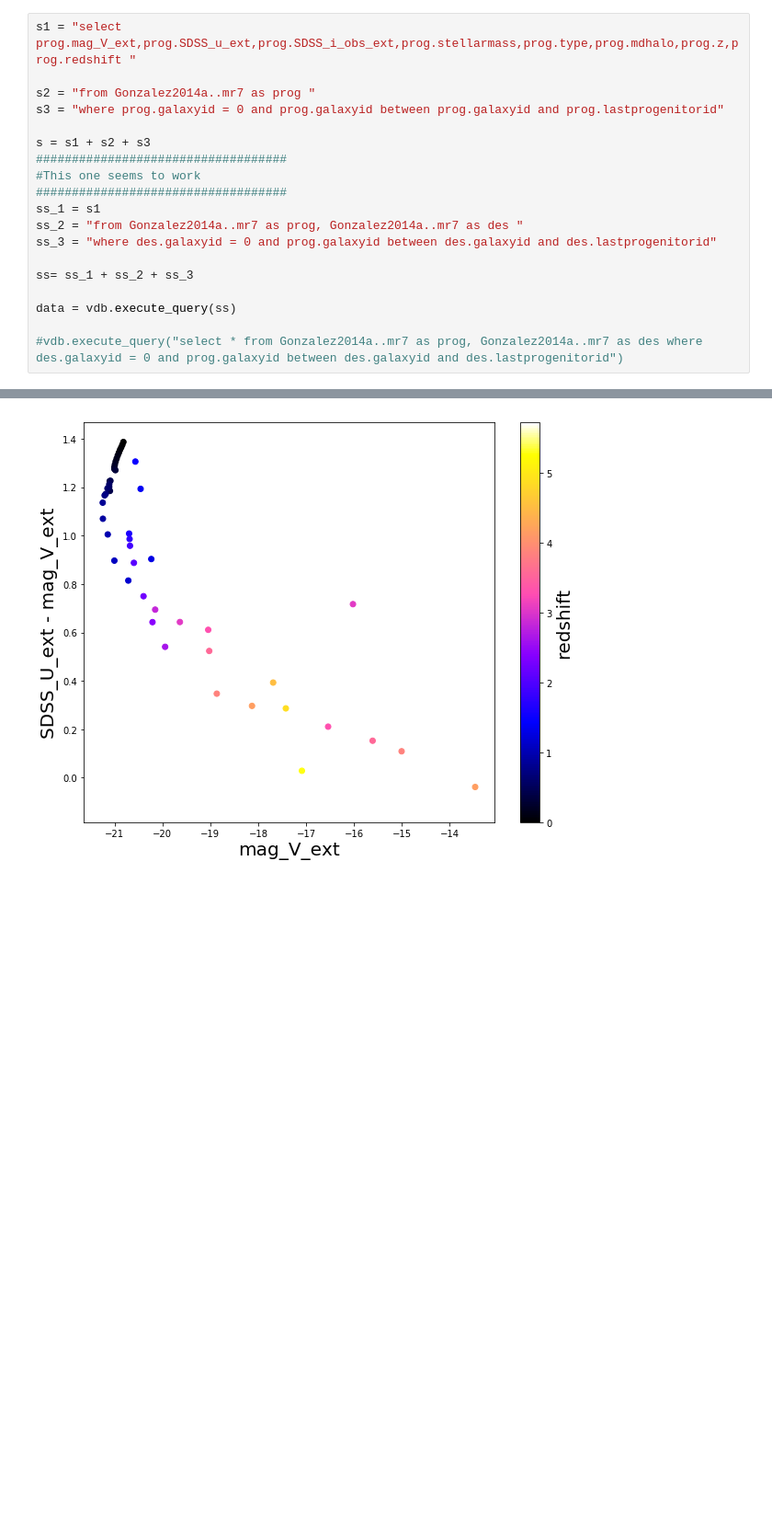
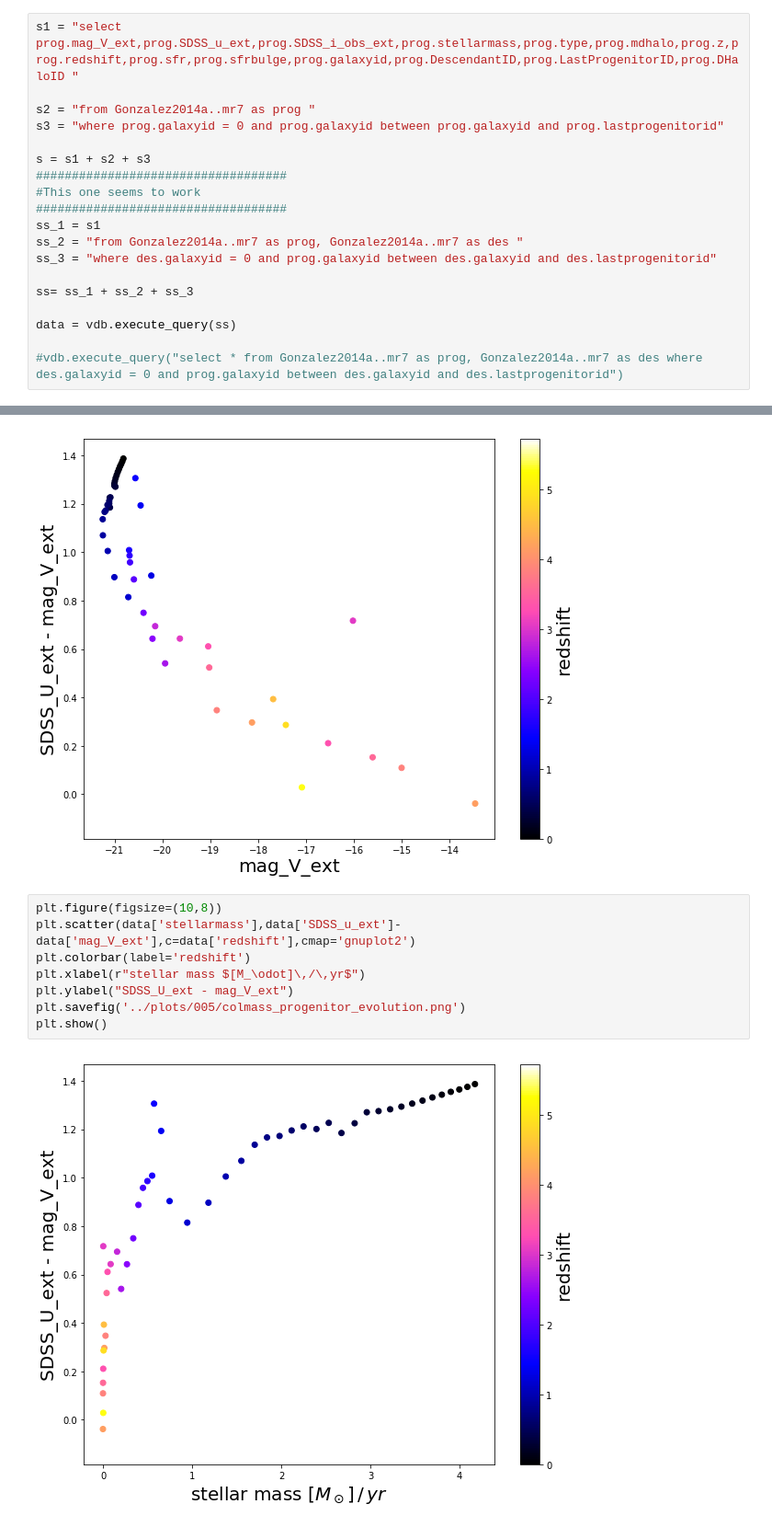
Before and after one commit to GiorgioManzoni/VIPERS_GALFORM, a Jupyter notebook: 005_progenitor.ipynb, the cells around one changed output, grey strips where cells are left out. Shown: that part at 92% size. Saved outputs shown, nothing was run; the diff lists cells and outputs as text; blank space fills up the shorter version.

```diff
--- a/005_progenitor.ipynb
+++ b/005_progenitor.ipynb
@@ -19,7 +20,7 @@ from Gonzalez2014a..mr7 as prog, Gonzalez2014a..mr7 as des
 
 where des.galaxyid = 0 and prog.galaxyid between des.galaxyid and des.lastprogenitorid
 # %%
-s1 = "select prog.mag_V_ext,prog.SDSS_u_ext,prog.SDSS_i_obs_ext,prog.stellarmass,prog.type,prog.mdhalo,prog.z,prog.redshift "
+s1 = "select prog.mag_V_ext,prog.SDSS_u_ext,prog.SDSS_i_obs_ext,prog.stellarmass,prog.type,prog.mdhalo,prog.z,prog.redshift,prog.sfr,prog.sfrbulge,prog.galaxyid,prog.DescendantID,prog.LastProgenitorID,prog.DHaloID "
 
 s2 = "from Gonzalez2014a..mr7 as prog "
 s3 = "where prog.galaxyid = 0 and prog.galaxyid between prog.galaxyid and prog.lastprogenitorid"
@@ -81,3 +82,13 @@ plt.savefig('../plots/005/colmag_progenitor_evolution.png')
 plt.show()
 # %% [output]
 [figure]
+# %%
+plt.figure(figsize=(10,8))
+plt.scatter(data['stellarmass'],data['SDSS_u_ext']-data['mag_V_ext'],c=data['redshift'],cmap='gnuplot2')
+plt.colorbar(label='redshift')
+plt.xlabel(r"stellar mass $[M_\odot]\,/\,yr$")
+plt.ylabel("SDSS_U_ext - mag_V_ext")
+plt.savefig('../plots/005/colmass_progenitor_evolution.png')
+plt.show()
+# %% [output]
+[figure, added]
```
Also changed, not shown: parts of 17 cells of this notebook.
